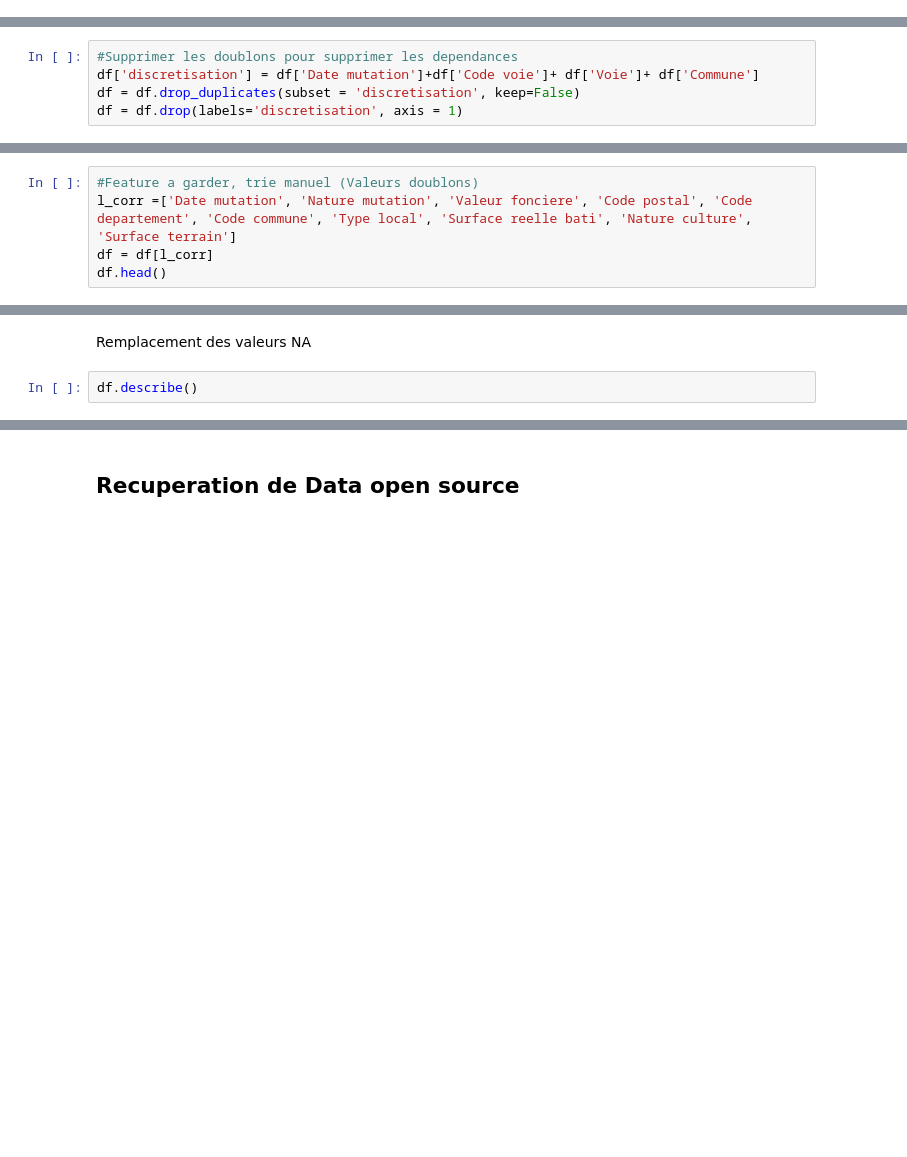
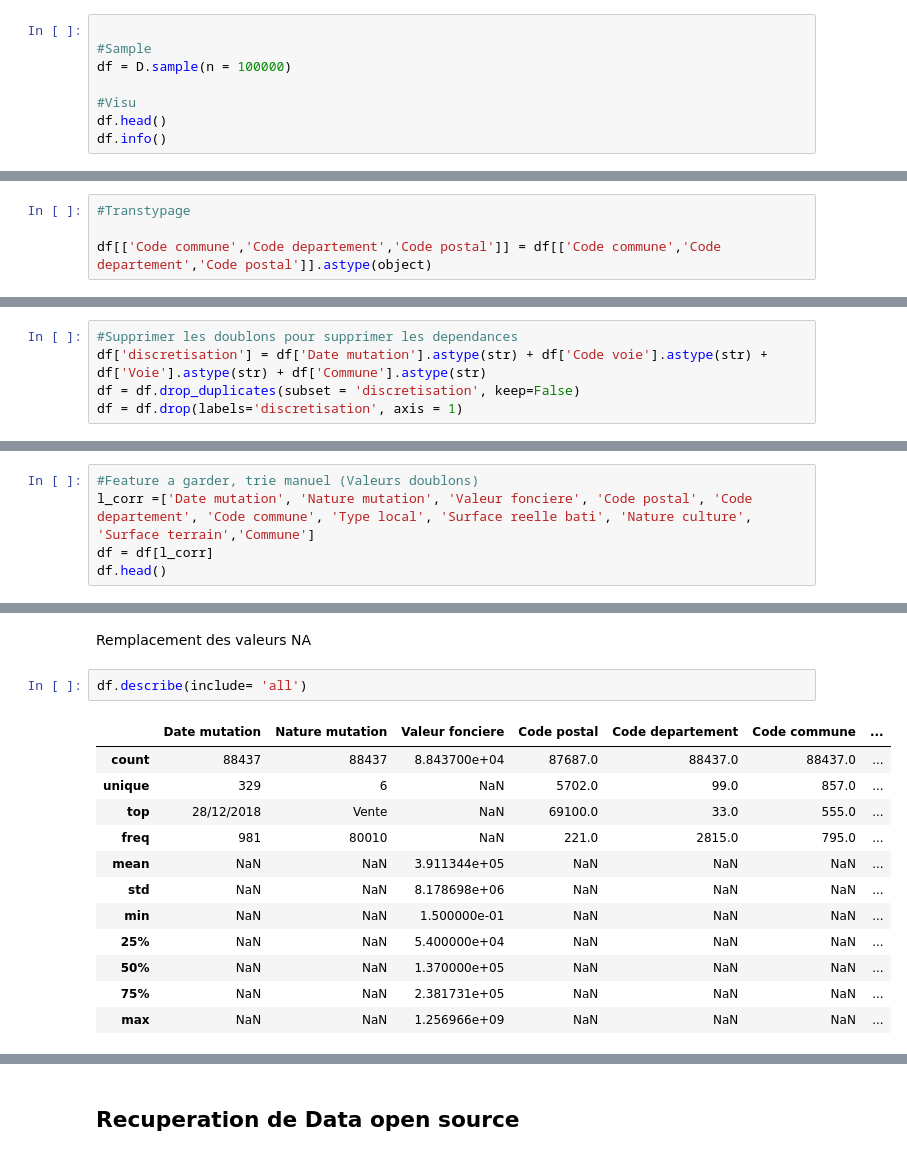
Before and after one commit to Ndeyefatou8/Machine_Learning, a Jupyter notebook: Rapport Analyse.ipynb, the cells around one changed output, grey strips where cells are left out. Cells and saved outputs as stored; diff of their text form; blank space fills up the shorter version.

```diff
--- a/Rapport Analyse.ipynb
+++ b/Rapport Analyse.ipynb
@@ -18,0 +20,8 @@ df.head()
+# %%
+
+#Sample
+df = D.sample(n = 100000)
+
+#Visu
+df.head()
+df.info()
@@ -37,3 +89,7 @@ df.head()
+# %%
+#Transtypage
+
+df[['Code commune','Code departement','Code postal']] = df[['Code commune','Code departement','Code postal']].astype(object)
 # %%
 #Supprimer ligne ou valeur cible nulle est null
 df = df.dropna(axis =0, subset='Valeur fonciere')
@@ -40,5 +104,5 @@ df = df.dropna(axis =0, subset='Valeur fonciere')
 # %%
 #Supprimer les doublons pour supprimer les dependances
-df['discretisation'] = df['Date mutation']+df['Code voie']+ df['Voie']+ df['Commune']
+df['discretisation'] = df['Date mutation'].astype(str) + df['Code voie'].astype(str) + df['Voie'].astype(str) + df['Commune'].astype(str)
 df = df.drop_duplicates(subset = 'discretisation', keep=False)
 df = df.drop(labels='discretisation', axis = 1)
@@ -47,5 +130,5 @@ df.columns
 # %%
 #Feature a garder, trie manuel (Valeurs doublons)
-l_corr =['Date mutation', 'Nature mutation', 'Valeur fonciere', 'Code postal', 'Code departement', 'Code commune', 'Type local', 'Surface reelle bati', 'Nature culture', 'Surface terrain']
+l_corr =['Date mutation', 'Nature mutation', 'Valeur fonciere', 'Code postal', 'Code departement', 'Code commune', 'Type local', 'Surface reelle bati', 'Nature culture', 'Surface terrain','Commune']
 df = df[l_corr]
 df.head()
@@ -54,7 +158,20 @@ df.isnull().sum()/len(df) *100
 # %% [markdown]
 Remplacement des valeurs NA
 # %%
-df.describe()
+df.describe(include= 'all')
+# %% [output]
+|  | Date mutation | Nature mutation | Valeur fonciere | Code postal | Code departement | Code commune | ... |
+| count | 88437 | 88437 | 8.843700e+04 | 87687.0 | 88437.0 | 88437.0 | ... |
+| unique | 329 | 6 | NaN | 5702.0 | 99.0 | 857.0 | ... |
+| top | 28/12/2018 | Vente | NaN | 69100.0 | 33.0 | 555.0 | ... |
+| freq | 981 | 80010 | NaN | 221.0 | 2815.0 | 795.0 | ... |
+| mean | NaN | NaN | 3.911344e+05 | NaN | NaN | NaN | ... |
+| std | NaN | NaN | 8.178698e+06 | NaN | NaN | NaN | ... |
+| min | NaN | NaN | 1.500000e-01 | NaN | NaN | NaN | ... |
+| 25% | NaN | NaN | 5.400000e+04 | NaN | NaN | NaN | ... |
+| 50% | NaN | NaN | 1.370000e+05 | NaN | NaN | NaN | ... |
+| 75% | NaN | NaN | 2.381731e+05 | NaN | NaN | NaN | ... |
+| max | NaN | NaN | 1.256966e+09 | NaN | NaN | NaN | ... |
 # %%
 #Correlation
 l_corr = ['Date mutation', 'Nature mutation', 'Valeur fonciere', 'Code postal', 'Code commune', 'Type local', 'Surface reelle bati', 'Nature culture', 'Surface terrain']
```
Also changed, not shown: parts of 36 cells of this notebook, 1 other file.
